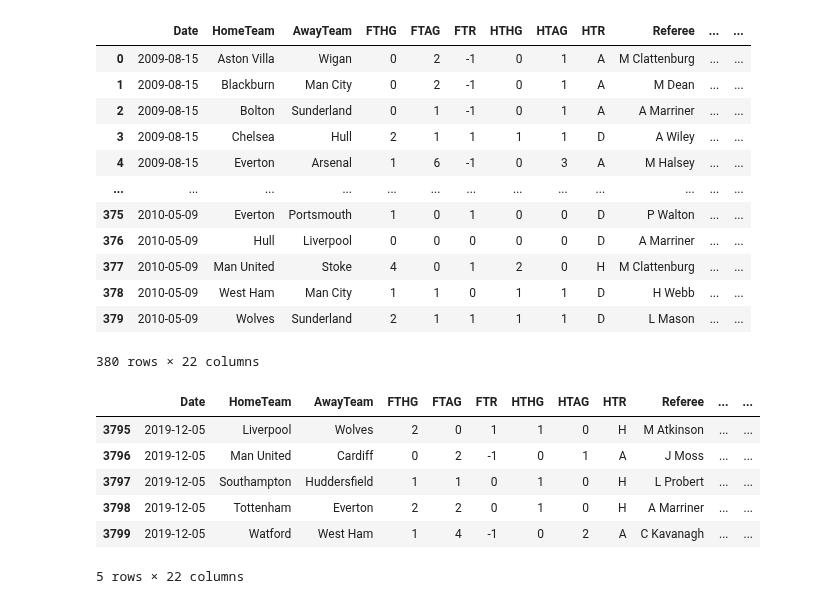
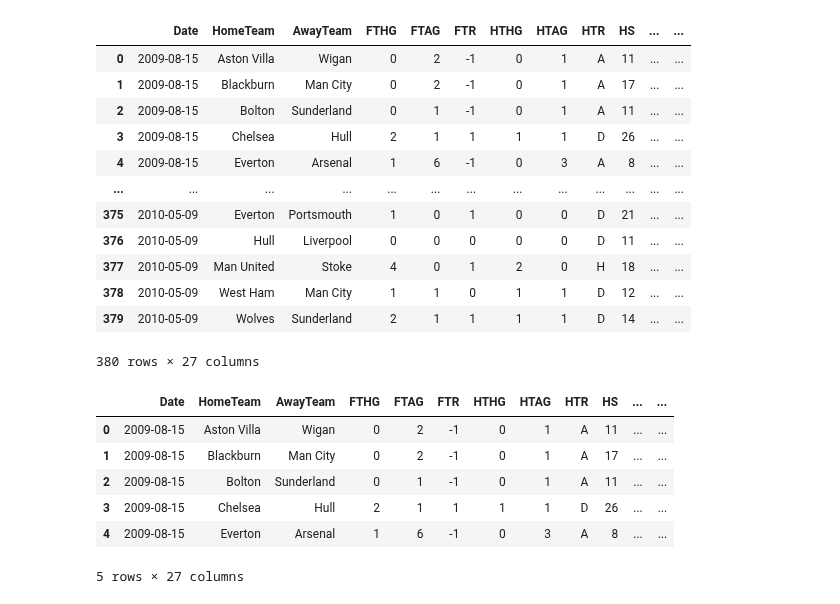
Before and after one commit to maxymkuz/Sports-predictor, a Jupyter notebook: clean_files.ipynb, the cells around one changed output. Saved outputs shown, nothing was run; the diff lists cells and outputs as text; code cells hidden in the pictures.

```diff
--- a/clean_files.ipynb
+++ b/clean_files.ipynb
@@ -12,57 +29,62 @@ def basic_clean(path, letter_to_result = {'H': 1, 'D': 0, 'A': -1}):
     and returns a single Dataframe
     """
     df = pd.read_csv(path)
-    # Removing Div and last columns that correspond to betting, I don't need it
-    df = df[df.columns[:23]]
-    df = df.drop('Div', axis=1)
+    # Isolating useful betting columns, and getting rid of all others
+    betting_columns = df[['B365H', 'B365D','B365A','BbAvH', 'BbAvD', 'BbAvA']]
+    stats = df[df.columns[:23]]
 
+    # As it turns out, Referee and div does not corellate with the result
+    stats = (stats.drop('Div', axis=1)
+         .drop('Referee', axis=1))
+    # Merging stats and betting history:
+    matches = pd.merge(stats, betting_columns, left_index=True, right_index=True)
     # Set all dates to the same format:
-    df['Date'] = pd.to_datetime(df['Date'])
-    df['FTR'] = df['FTR'].apply(lambda x: letter_to_result[x])
-    return df
+    matches['Date'] = pd.to_datetime(matches['Date'])
+    matches['FTR'] = matches['FTR'].apply(lambda x: letter_to_result[x])
+    return matches
 basic_clean('data/season-0910_csv.csv', letter_to_result)
 # %% [output]
-|  | Date | HomeTeam | AwayTeam | FTHG | FTAG | FTR | HTHG | HTAG | HTR | Referee | ... | ... |
-| 0 | 2009-08-15 | Aston Villa | Wigan | 0 | 2 | -1 | 0 | 1 | A | M Clattenburg | ... | ... |
-| 1 | 2009-08-15 | Blackburn | Man City | 0 | 2 | -1 | 0 | 1 | A | M Dean | ... | ... |
-| 2 | 2009-08-15 | Bolton | Sunderland | 0 | 1 | -1 | 0 | 1 | A | A Marriner | ... | ... |
-| 3 | 2009-08-15 | Chelsea | Hull | 2 | 1 | 1 | 1 | 1 | D | A Wiley | ... | ... |
-| 4 | 2009-08-15 | Everton | Arsenal | 1 | 6 | -1 | 0 | 3 | A | M Halsey | ... | ... |
+|  | Date | HomeTeam | AwayTeam | FTHG | FTAG | FTR | HTHG | HTAG | HTR | HS | ... | ... |
+| 0 | 2009-08-15 | Aston Villa | Wigan | 0 | 2 | -1 | 0 | 1 | A | 11 | ... | ... |
+| 1 | 2009-08-15 | Blackburn | Man City | 0 | 2 | -1 | 0 | 1 | A | 17 | ... | ... |
+| 2 | 2009-08-15 | Bolton | Sunderland | 0 | 1 | -1 | 0 | 1 | A | 11 | ... | ... |
+| 3 | 2009-08-15 | Chelsea | Hull | 2 | 1 | 1 | 1 | 1 | D | 26 | ... | ... |
+| 4 | 2009-08-15 | Everton | Arsenal | 1 | 6 | -1 | 0 | 3 | A | 8 | ... | ... |
 | ... | ... | ... | ... | ... | ... | ... | ... | ... | ... | ... | ... | ... |
-| 375 | 2010-05-09 | Everton | Portsmouth | 1 | 0 | 1 | 0 | 0 | D | P Walton | ... | ... |
-| 376 | 2010-05-09 | Hull | Liverpool | 0 | 0 | 0 | 0 | 0 | D | A Marriner | ... | ... |
-| 377 | 2010-05-09 | Man United | Stoke | 4 | 0 | 1 | 2 | 0 | H | M Clattenburg | ... | ... |
-| 378 | 2010-05-09 | West Ham | Man City | 1 | 1 | 0 | 1 | 1 | D | H Webb | ... | ... |
-| 379 | 2010-05-09 | Wolves | Sunderland | 2 | 1 | 1 | 1 | 1 | D | L Mason | ... | ... |
+| 375 | 2010-05-09 | Everton | Portsmouth | 1 | 0 | 1 | 0 | 0 | D | 21 | ... | ... |
+| 376 | 2010-05-09 | Hull | Liverpool | 0 | 0 | 0 | 0 | 0 | D | 11 | ... | ... |
+| 377 | 2010-05-09 | Man United | Stoke | 4 | 0 | 1 | 2 | 0 | H | 18 | ... | ... |
+| 378 | 2010-05-09 | West Ham | Man City | 1 | 1 | 0 | 1 | 1 | D | 12 | ... | ... |
+| 379 | 2010-05-09 | Wolves | Sunderland | 2 | 1 | 1 | 1 | 1 | D | 14 | ... | ... |
-380 rows × 22 columns
+380 rows × 27 columns
 # %%
 def all_years():
     """ None -> pandas.core.frame.DataFrame
     Retreave all files from seasons 9/10 till season 18/19,
     clean them with basic_clean function and finally
     merge them together into one Dataframe
     """
 
     season_list = []
     # Iterating through all seasons and appending dataframes of them to list
     for i in range(9, 19):
         season_start = '09' if i == 9 else str(i)
         path = f'data/season-{season_start}{str(i + 1)}_csv.csv'
         season_list.append(basic_clean(path))
 
     # Concat all the dataframes in the list together and return it
     seasons = (pd.concat(season_list)
                .reset_index()
                .drop('index', axis=1))
     seasons.to_csv(r'data/seasons_merged.csv')
     return seasons
 
-all_years().tail()
+all_years().head()
 # %% [output]
-|  | Date | HomeTeam | AwayTeam | FTHG | FTAG | FTR | HTHG | HTAG | HTR | Referee | ... | ... |
-| 3795 | 2019-12-05 | Liverpool | Wolves | 2 | 0 | 1 | 1 | 0 | H | M Atkinson | ... | ... |
-| 3796 | 2019-12-05 | Man United | Cardiff | 0 | 2 | -1 | 0 | 1 | A | J Moss | ... | ... |
-| 3797 | 2019-12-05 | Southampton | Huddersfield | 1 | 1 | 0 | 1 | 0 | H | L Probert | ... | ... |
-| 3798 | 2019-12-05 | Tottenham | Everton | 2 | 2 | 0 | 1 | 0 | H | A Marriner | ... | ... |
-| 3799 | 2019-12-05 | Watford | West Ham | 1 | 4 | -1 | 0 | 2 | A | C Kavanagh | ... | ... |
+|  | Date | HomeTeam | AwayTeam | FTHG | FTAG | FTR | HTHG | HTAG | HTR | HS | ... | ... |
+| 0 | 2009-08-15 | Aston Villa | Wigan | 0 | 2 | -1 | 0 | 1 | A | 11 | ... | ... |
+| 1 | 2009-08-15 | Blackburn | Man City | 0 | 2 | -1 | 0 | 1 | A | 17 | ... | ... |
+| 2 | 2009-08-15 | Bolton | Sunderland | 0 | 1 | -1 | 0 | 1 | A | 11 | ... | ... |
+| 3 | 2009-08-15 | Chelsea | Hull | 2 | 1 | 1 | 1 | 1 | D | 26 | ... | ... |
+| 4 | 2009-08-15 | Everton | Arsenal | 1 | 6 | -1 | 0 | 3 | A | 8 | ... | ... |
-5 rows × 22 columns
+5 rows × 27 columns
```
Also changed, not shown: parts of 1 cell of this notebook, 5 other files.
